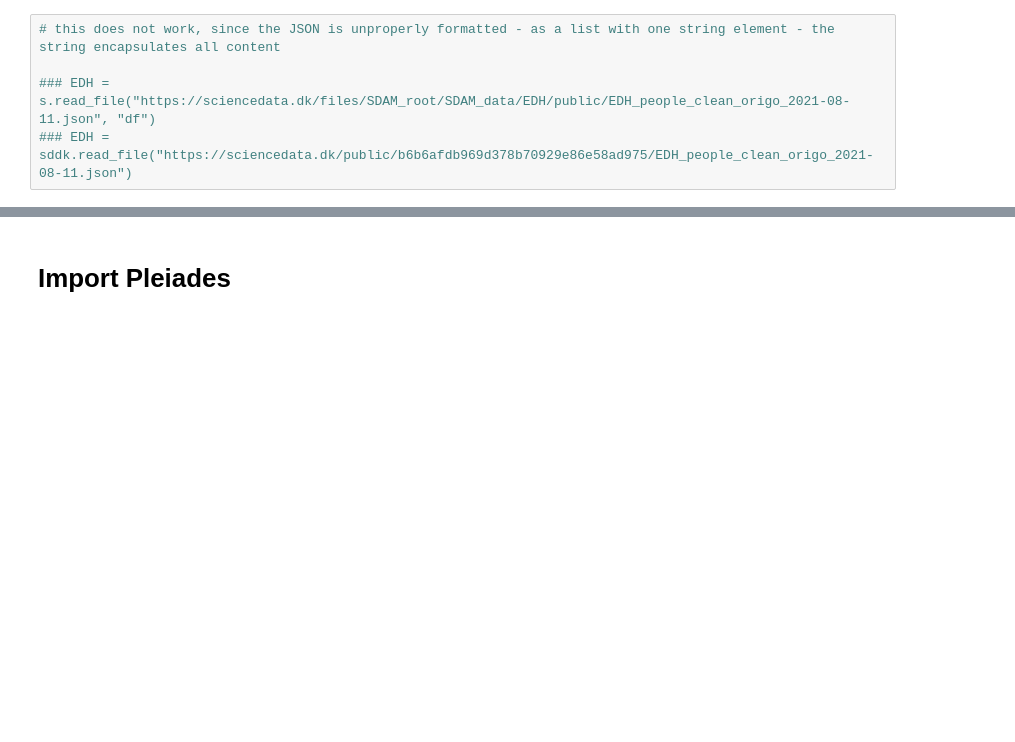
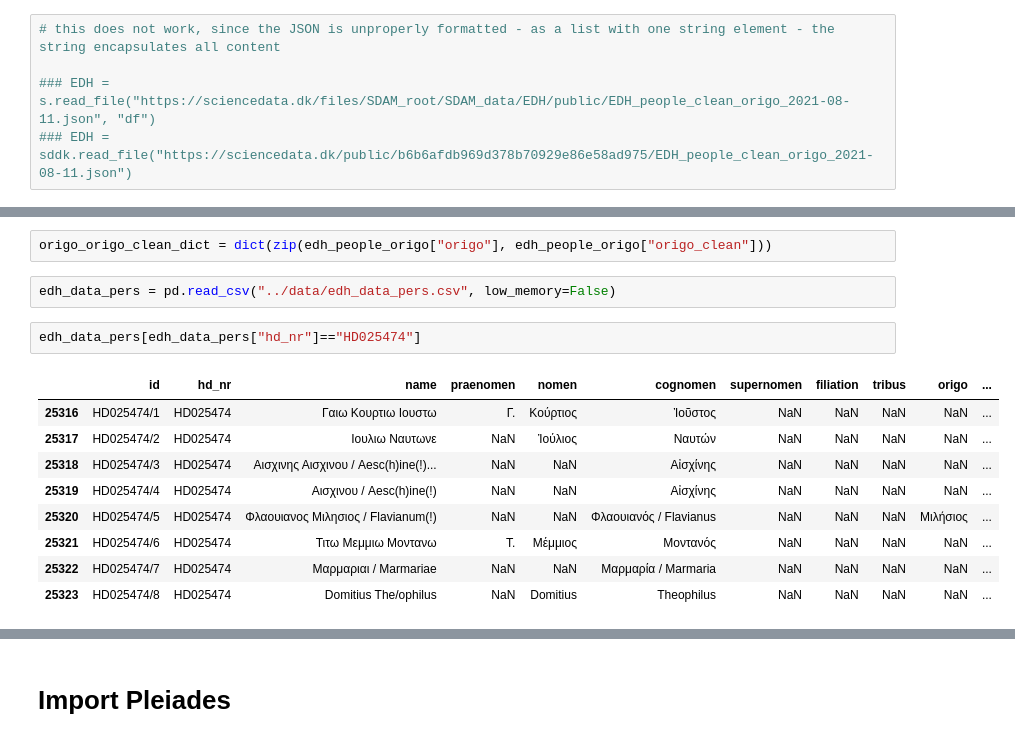
Before and after one commit to sdam-au/EDH_exploration, a Jupyter notebook: scripts/py_ORIGO-GEOCODING.ipynb, the cells around one changed output, grey strips where cells are left out. Cells and saved outputs as stored; diff of their text form; blank space fills up the shorter version.

```diff
--- a/scripts/py_ORIGO-GEOCODING.ipynb
+++ b/scripts/py_ORIGO-GEOCODING.ipynb
@@ -30,3 +27,19 @@ EDH.head(5)
 | 2 | Feraudi | epitaph | 3.2-2 cm | 0130 | AE 1983, 0192.; M. Annecchino, Pu... | provisional | 33 cm | ... |
 | 3 | Feraudi | epitaph | 4 cm | 0200 | AE 1983, 0080. (A); A. Ferrua, RA... | no image | 28 cm | ... |
 | 4 | Feraudi | honorific inscription | 4.5-3 cm | 0170 | AE 1983, 0518. (B); J. González, ... | provisional | (37) cm | ... |
+# %%
+origo_origo_clean_dict = dict(zip(edh_people_origo["origo"], edh_people_origo["origo_clean"]))
+# %%
+edh_data_pers = pd.read_csv("../data/edh_data_pers.csv", low_memory=False)
+# %%
+edh_data_pers[edh_data_pers["hd_nr"]=="HD025474"]
+# %% [output]
+|  | id | hd_nr | name | praenomen | nomen | cognomen | supernomen | filiation | tribus | origo | ... |
+| 25316 | HD025474/1 | HD025474 | Γαιω Κουρτιω Ιουστω | Γ. | Κούρτιος | Ἰοῦστος | NaN | NaN | NaN | NaN | ... |
+| 25317 | HD025474/2 | HD025474 | Ιουλιω Ναυτωνε | NaN | Ἰούλιος | Ναυτών | NaN | NaN | NaN | NaN | ... |
+| 25318 | HD025474/3 | HD025474 | Αισχινης Αισχινου / Aesc(h)ine(!)... | NaN | NaN | Αἰσχίνης | NaN | NaN | NaN | NaN | ... |
+| 25319 | HD025474/4 | HD025474 | Αισχινου / Aesc(h)ine(!) | NaN | NaN | Αἰσχίνης | NaN | NaN | NaN | NaN | ... |
+| 25320 | HD025474/5 | HD025474 | Φλαουιανος Μιλησιος / Flavianum(!) | NaN | NaN | Φλαουιανός / Flavianus | NaN | NaN | NaN | Μιλήσιος | ... |
+| 25321 | HD025474/6 | HD025474 | Τιτω Μεμμιω Μοντανω | Τ. | Μέμμιος | Μοντανός | NaN | NaN | NaN | NaN | ... |
+| 25322 | HD025474/7 | HD025474 | Μαρμαριαι / Marmariae | NaN | NaN | Μαρμαρία / Marmaria | NaN | NaN | NaN | NaN | ... |
+| 25323 | HD025474/8 | HD025474 | Domitius The/ophilus | NaN | Domitius | Theophilus | NaN | NaN | NaN | NaN | ... |
```
Also changed, not shown: parts of 16 cells of this notebook, 2 other files.
